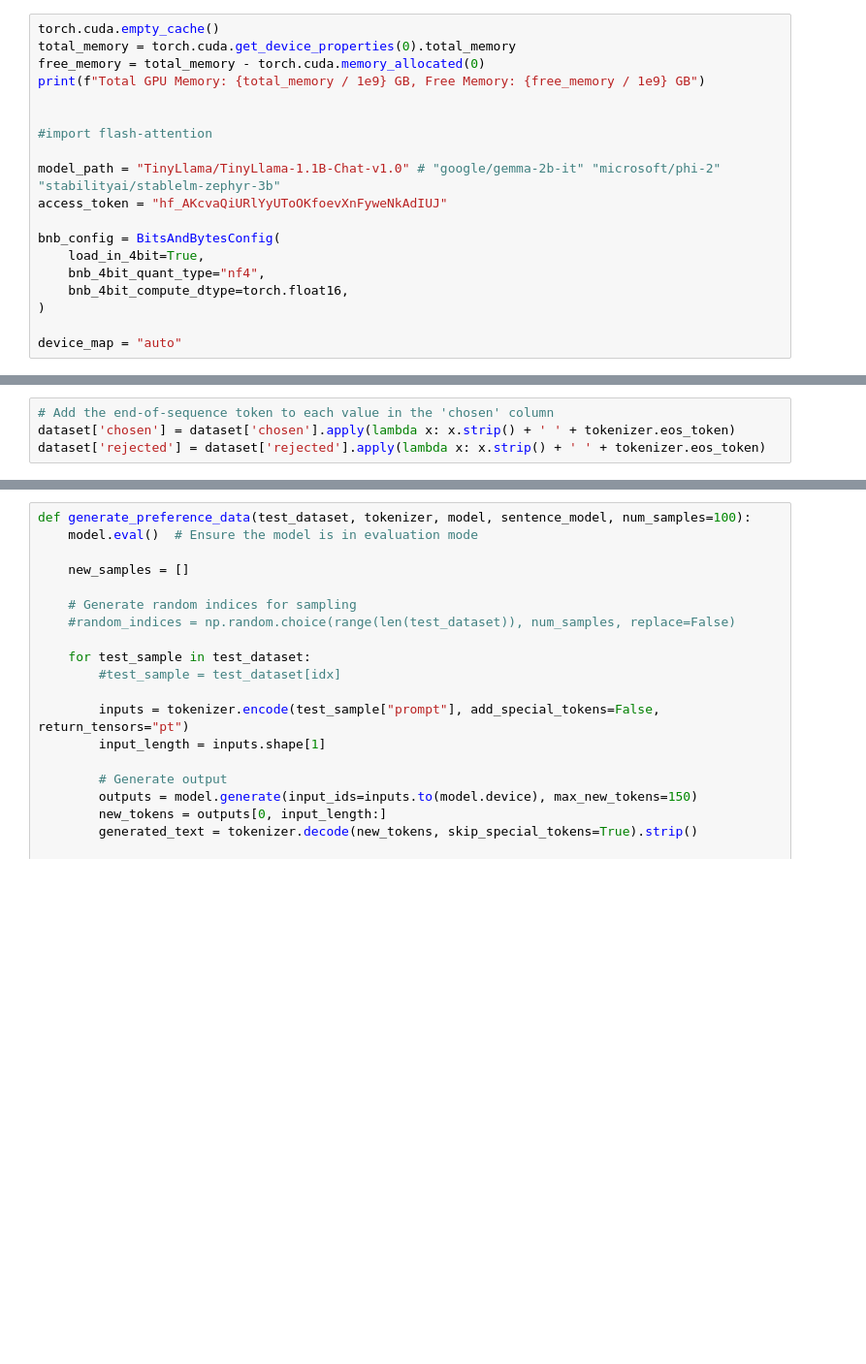
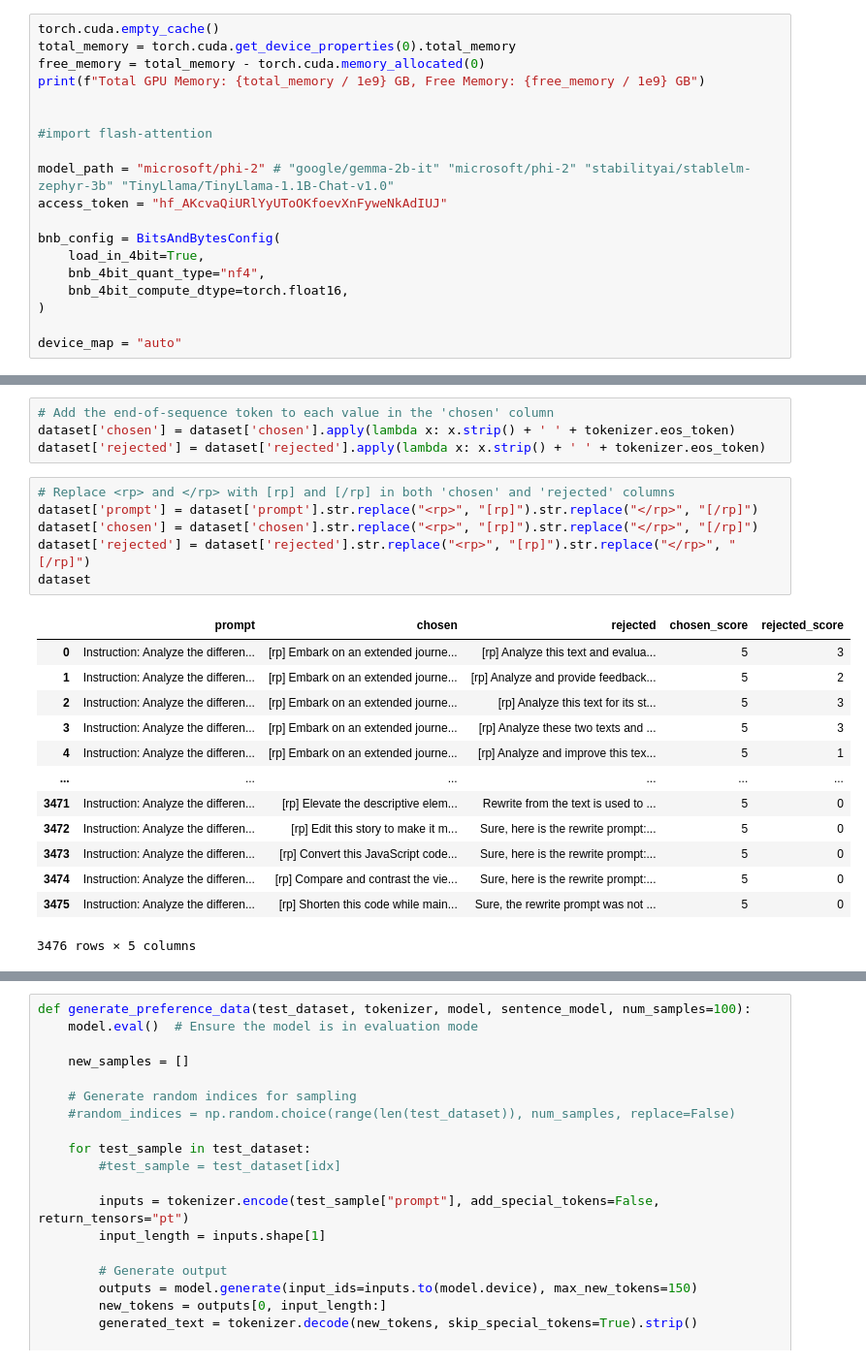
Before and after one commit to SeanGormann/llm_recovery, a Jupyter notebook: dpo_main.ipynb, the cells around one changed output, grey strips where cells are left out. Shown: that part at 97% size. Saved outputs shown, nothing was run; the diff lists cells and outputs as text; blank space fills up the shorter version.

```diff
--- a/dpo_main.ipynb
+++ b/dpo_main.ipynb
@@ -29,7 +29,7 @@ print(f"Total GPU Memory: {total_memory / 1e9} GB, Free Memory: {free_memory / 1
 
 #import flash-attention
 
-model_path = "TinyLlama/TinyLlama-1.1B-Chat-v1.0" # "google/gemma-2b-it" "microsoft/phi-2" "stabilityai/stablelm-zephyr-3b"
+model_path = "microsoft/phi-2" # "google/gemma-2b-it" "microsoft/phi-2" "stabilityai/stablelm-zephyr-3b" "TinyLlama/TinyLlama-1.1B-Chat-v1.0"
 access_token = "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"
 
 bnb_config = BitsAndBytesConfig(
@@ -79,6 +81,26 @@ dataset.head()
 # Add the end-of-sequence token to each value in the 'chosen' column
 dataset['chosen'] = dataset['chosen'].apply(lambda x: x.strip() + ' ' + tokenizer.eos_token)
 dataset['rejected'] = dataset['rejected'].apply(lambda x: x.strip() + ' ' + tokenizer.eos_token)
+# %%
+# Replace <rp> and </rp> with [rp] and [/rp] in both 'chosen' and 'rejected' columns
+dataset['prompt'] = dataset['prompt'].str.replace("<rp>", "[rp]").str.replace("</rp>", "[/rp]")
+dataset['chosen'] = dataset['chosen'].str.replace("<rp>", "[rp]").str.replace("</rp>", "[/rp]")
+dataset['rejected'] = dataset['rejected'].str.replace("<rp>", "[rp]").str.replace("</rp>", "[/rp]")
+dataset
+# %% [output]
+|  | prompt | chosen | rejected | chosen_score | rejected_score |
+| 0 | Instruction: Analyze the differen... | [rp] Embark on an extended journe... | [rp] Analyze this text and evalua... | 5 | 3 |
+| 1 | Instruction: Analyze the differen... | [rp] Embark on an extended journe... | [rp] Analyze and provide feedback... | 5 | 2 |
+| 2 | Instruction: Analyze the differen... | [rp] Embark on an extended journe... | [rp] Analyze this text for its st... | 5 | 3 |
+| 3 | Instruction: Analyze the differen... | [rp] Embark on an extended journe... | [rp] Analyze these two texts and ... | 5 | 3 |
+| 4 | Instruction: Analyze the differen... | [rp] Embark on an extended journe... | [rp] Analyze and improve this tex... | 5 | 1 |
+| ... | ... | ... | ... | ... | ... |
+| 3471 | Instruction: Analyze the differen... | [rp] Elevate the descriptive elem... | Rewrite from the text is used to ... | 5 | 0 |
+| 3472 | Instruction: Analyze the differen... | [rp] Edit this story to make it m... | Sure, here is the rewrite prompt:... | 5 | 0 |
+| 3473 | Instruction: Analyze the differen... | [rp] Convert this JavaScript code... | Sure, here is the rewrite prompt:... | 5 | 0 |
+| 3474 | Instruction: Analyze the differen... | [rp] Compare and contrast the vie... | Sure, here is the rewrite prompt:... | 5 | 0 |
+| 3475 | Instruction: Analyze the differen... | [rp] Shorten this code while main... | Sure, the rewrite prompt was not ... | 5 | 0 |
+3476 rows × 5 columns
 # %%
 dataset = Dataset.from_pandas(dataset)
 train_test_split = dataset.train_test_split(test_size=0.05)
```
Also changed, not shown: parts of 11 cells of this notebook.
